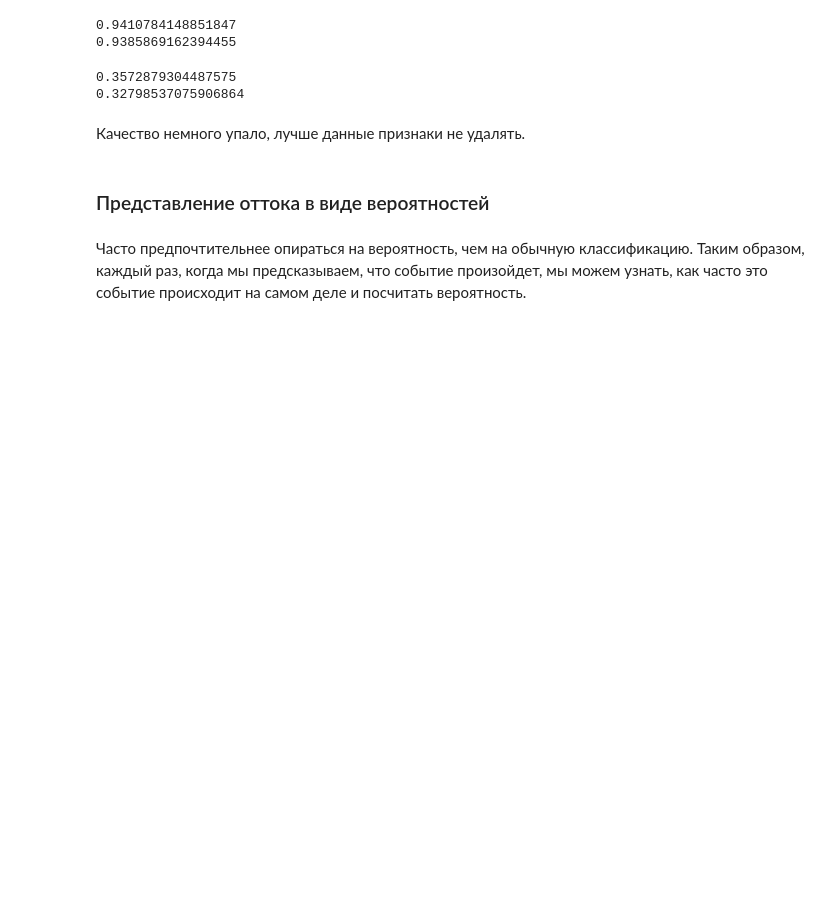
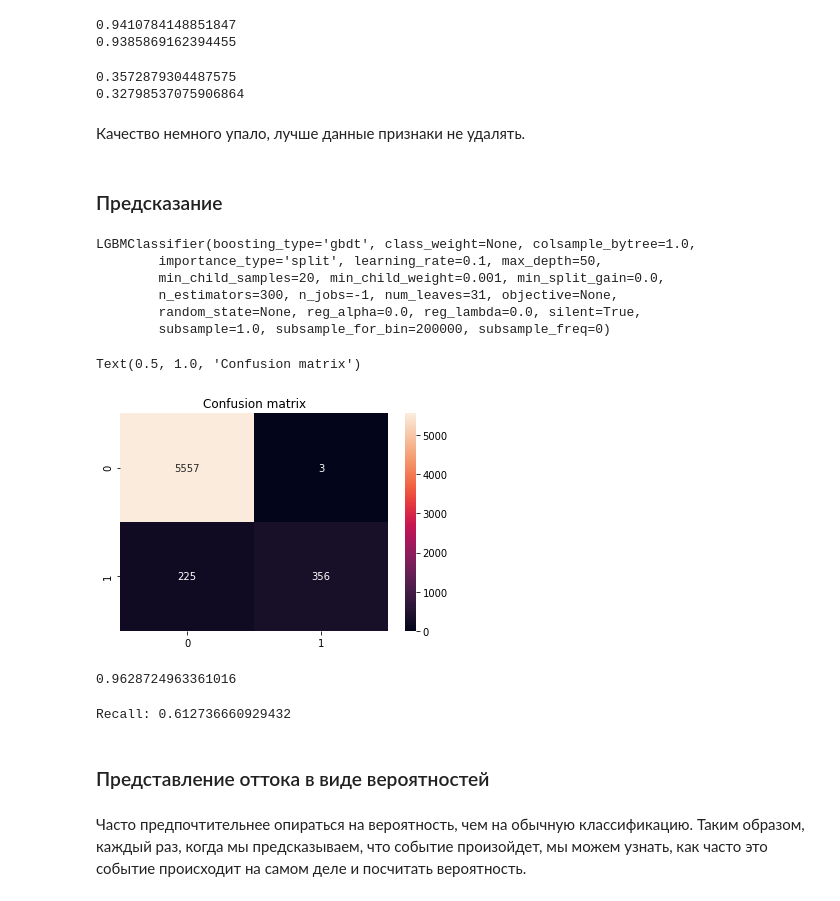
Before and after one commit to maximenkooo/TelecomCustomerChurnPrediction, a Jupyter notebook: TelecomCustomerChurnPrediction.ipynb, the cells around one changed output. Cells and saved outputs as stored; diff of their text form; code cells hidden in the pictures; blank space fills up the shorter version.

Commit message:
Add prediction

```diff
--- a/TelecomCustomerChurnPrediction.ipynb
+++ b/TelecomCustomerChurnPrediction.ipynb
@@ -602,6 +602,39 @@ print(np.mean(my_cv_acc(test_X,y,lgbm,metrics='recall')))
 0.32798537075906864
 # %% [markdown]
 Качество немного упало, лучше данные признаки не удалять.
+# %% [markdown]
+### Предсказание
+# %%
+X_train, X_test, y_train, y_test = train_test_split(X,y,test_size=0.3,random_state=17)
+# %%
+lgbm = LGBMClassifier(n_estimators=300,max_depth=50,n_jobs=-1)
+# %%
+lgbm.fit(X_train, y_train)
+# %% [output]
+LGBMClassifier(boosting_type='gbdt', class_weight=None, colsample_bytree=1.0,
+        importance_type='split', learning_rate=0.1, max_depth=50,
+        min_child_samples=20, min_child_weight=0.001, min_split_gain=0.0,
+        n_estimators=300, n_jobs=-1, num_leaves=31, objective=None,
+        random_state=None, reg_alpha=0.0, reg_lambda=0.0, silent=True,
+        subsample=1.0, subsample_for_bin=200000, subsample_freq=0)
+# %%
+y_pred = lgbm.predict(X_test)
+# %%
+plt.figure()
+grad_ens_conf_matrix = confusion_matrix(y_test, y_pred)
+sns.heatmap(grad_ens_conf_matrix, annot=True,  fmt='')
+plt.title('Confusion matrix')
+# %% [output]
+Text(0.5, 1.0, 'Confusion matrix')
+[figure, added]
+# %%
+print('Accuracy:'accuracy_score(y_test, y_pred))
+# %% [output]
+0.9628724963361016
+# %%
+print('Recall:',recall_score(y_test, y_pred))
+# %% [output]
+Recall: 0.612736660929432
 # %% [markdown]
 ### Представление оттока в виде вероятностей
 # %% [markdown]
```
